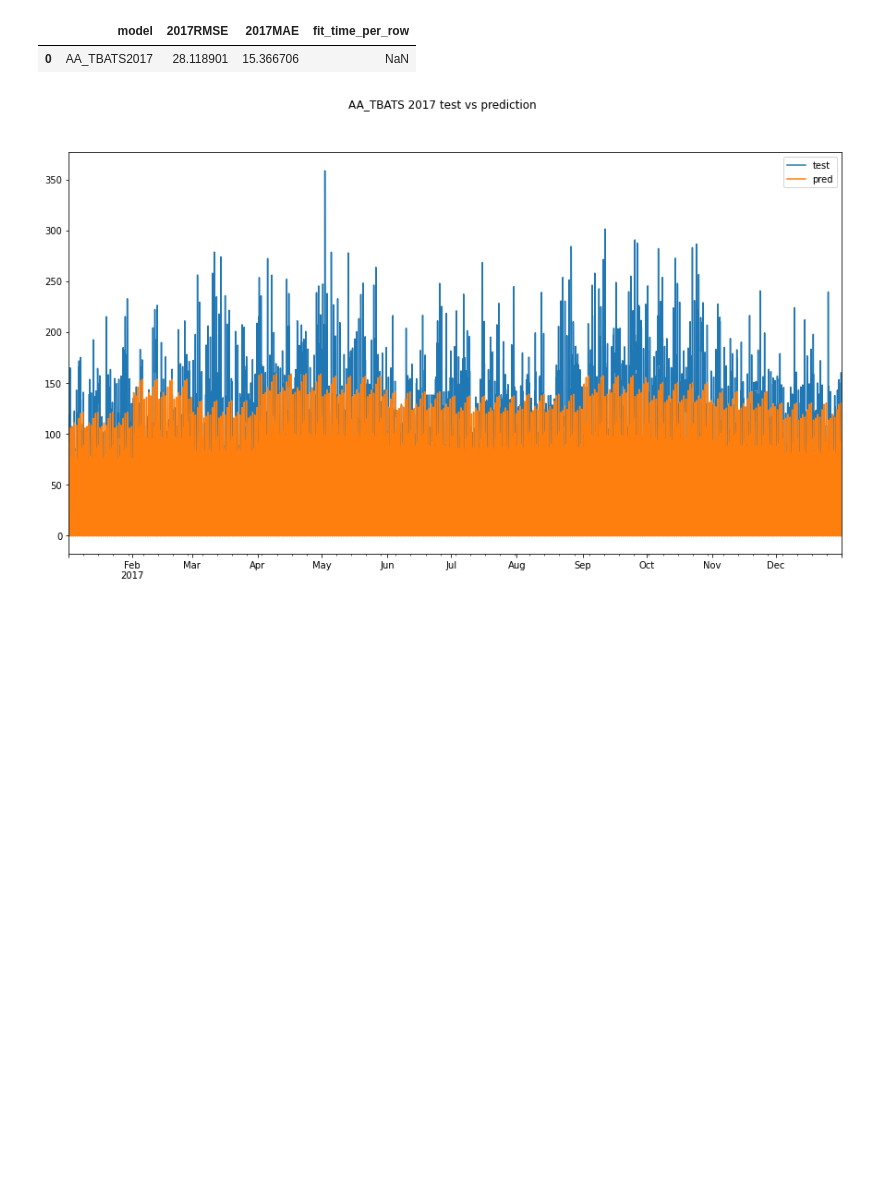
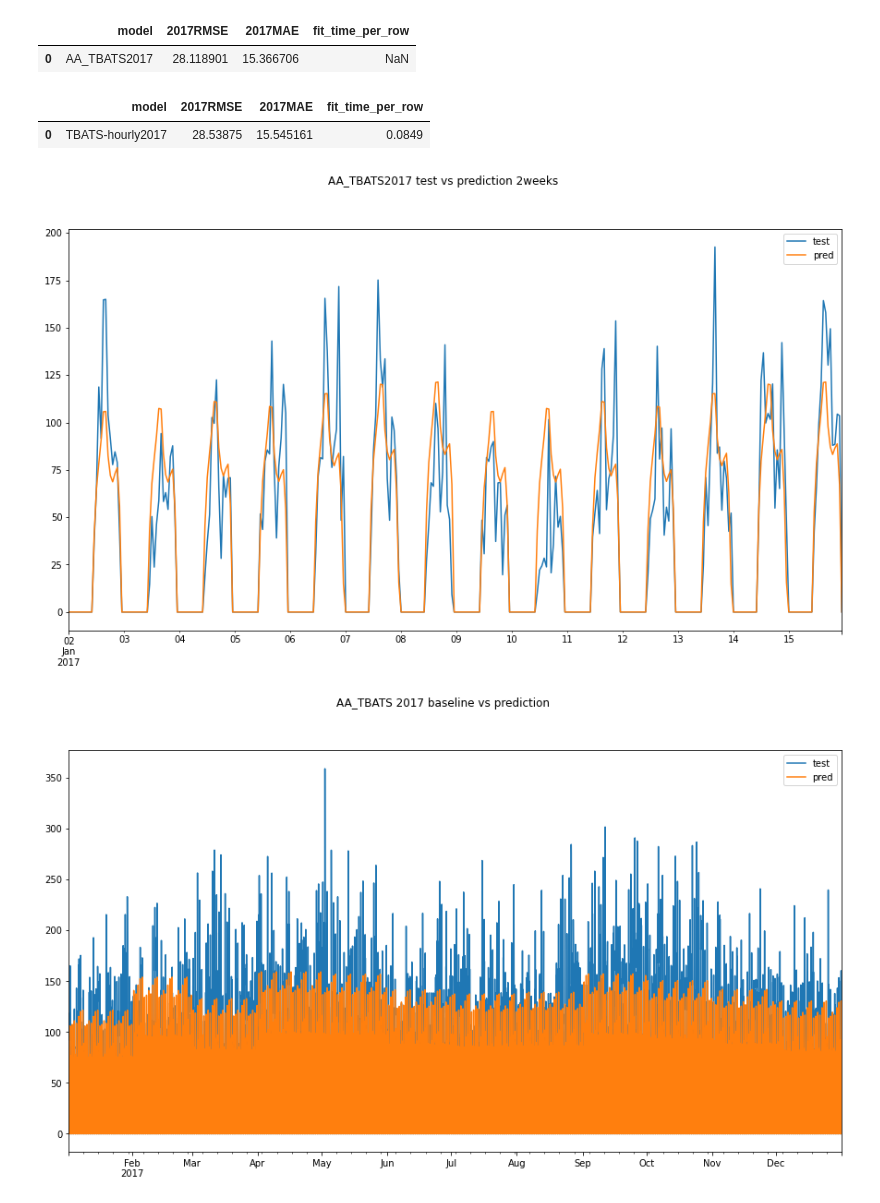
Before and after one commit to tc18fwd/SpringBoard, a Jupyter notebook: Capstone Two/Capstone 2 modeling (hour).ipynb, the cells around one changed output. Cells and saved outputs as stored; diff of their text form; code cells hidden in the pictures; blank space fills up the shorter version.

Commit message:
getting started on CS3 modeling

```diff
--- a/Capstone Two/Capstone 2 modeling (hour).ipynb
+++ b/Capstone Two/Capstone 2 modeling (hour).ipynb
@@ -1039,11 +1039,25 @@ AA_TBATS_score
 8736 rows × 1 columns
 |  | model | 2017RMSE | 2017MAE | fit_time_per_row |
 | 0 | AA_TBATS2017 | 28.118901 | 15.366706 | NaN |
+# %%
+# load the TBATS hourly 2017 score to compare
+TBATS_hourly2017 = pd.read_csv('C:\\Users\\tc18f\\Desktop\\springboard\\Capstone Two\\data\\processed\\TBATShourly2017.csv')
+TBATS_hourly2017
+# %% [output]
+|  | model | 2017RMSE | 2017MAE | fit_time_per_row |
+| 0 | TBATS-hourly2017 | 28.53875 | 15.545161 | 0.0849 |
 # %%
-#view the 2017 forecast
+# We can see that there are improvements after the ratio multiplication. Let's view its visuals and see
+#the plot of test vs pred first's 2 weeks
+pd.DataFrame({'test':test[:14*24],'pred':AA_TBATS_pred.pred[:14*24]}).plot(figsize=(15,8))
+plt.suptitle('AA_TBATS2017 test vs prediction 2weeks')
+plt.legend(["test", "pred"])
+plt.savefig('AA_TBATS2017 test vs prediction 2weeks.png')
+#view the 2018 forecast
 pd.DataFrame({'test':test, 'pred':AA_TBATS_pred.pred}).plot(figsize=(15,8))
-plt.suptitle('AA_TBATS 2017 test vs prediction')
+plt.suptitle('AA_TBATS 2017 baseline vs prediction')
 plt.legend(["test", "pred"])
-plt.savefig('AA_TBATS 2017 test vs prediction.png')
+plt.savefig('AA_TBATS 2017 baseline vs prediction.png')
 # %% [output]
-[figure, old version]
+[figure, new version]
+[figure, added]
```
Also changed, not shown: parts of 14 cells of this notebook, 9 other files.
